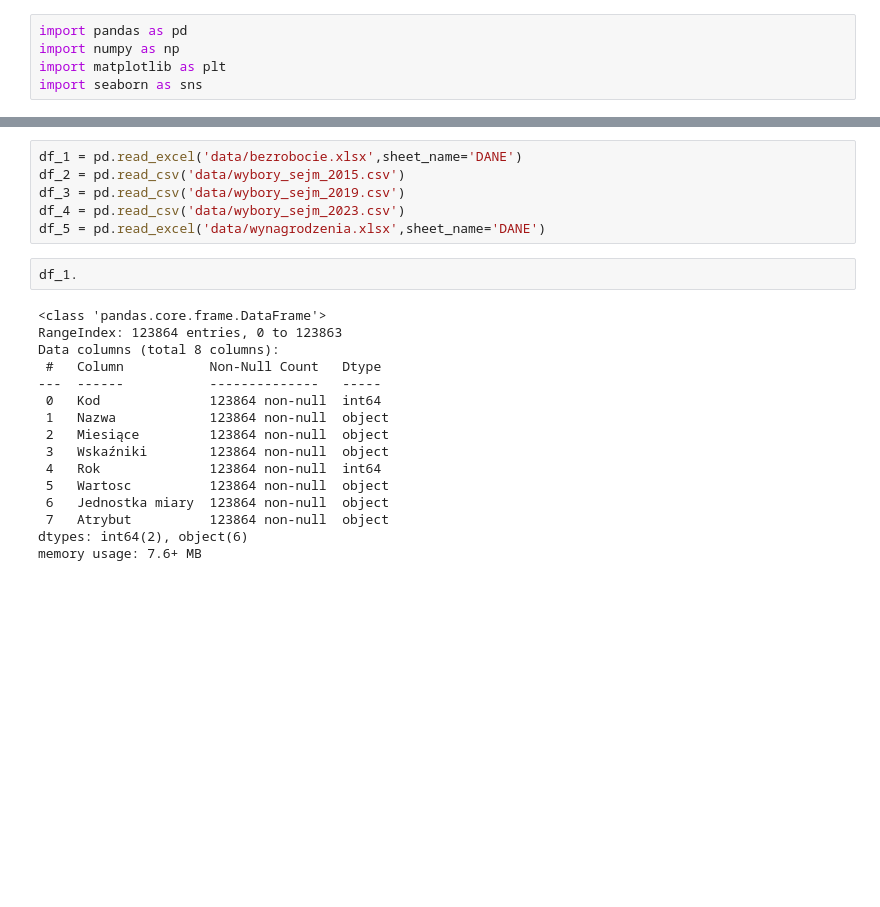
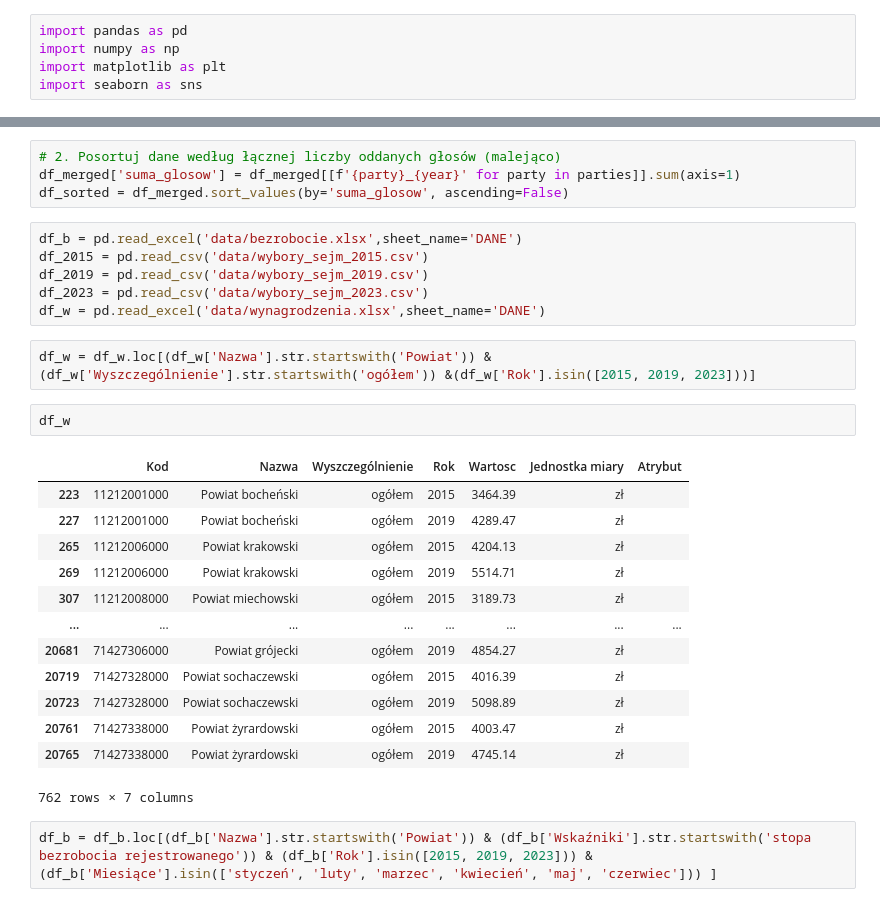
Before and after one commit to witkowskikarol/pyth_pr1, a Jupyter notebook: p1_checkdata.ipynb, the cells around one changed output, grey strips where cells are left out. Drawn from its saved outputs; the diff is of its cells as text; blank space fills up the shorter version.

```diff
--- a/p1_checkdata.ipynb
+++ b/p1_checkdata.ipynb
@@ -9,24 +78,30 @@ import seaborn as sns
+# %%
+# 2. Posortuj dane według łącznej liczby oddanych głosów (malejąco)
+df_merged['suma_glosow'] = df_merged[[f'{party}_{year}' for party in parties]].sum(axis=1)
+df_sorted = df_merged.sort_values(by='suma_glosow', ascending=False)
 # %%
-df_1 = pd.read_excel('data/bezrobocie.xlsx',sheet_name='DANE')
-df_2 = pd.read_csv('data/wybory_sejm_2015.csv')
-df_3 = pd.read_csv('data/wybory_sejm_2019.csv')
-df_4 = pd.read_csv('data/wybory_sejm_2023.csv')
-df_5 = pd.read_excel('data/wynagrodzenia.xlsx',sheet_name='DANE')
+df_b = pd.read_excel('data/bezrobocie.xlsx',sheet_name='DANE')
+df_2015 = pd.read_csv('data/wybory_sejm_2015.csv')
+df_2019 = pd.read_csv('data/wybory_sejm_2019.csv')
+df_2023 = pd.read_csv('data/wybory_sejm_2023.csv')
+df_w = pd.read_excel('data/wynagrodzenia.xlsx',sheet_name='DANE')
-# %%
-df_1.
-# %% [output]
-<class 'pandas.core.frame.DataFrame'>
-RangeIndex: 123864 entries, 0 to 123863
-Data columns (total 8 columns):
- #   Column           Non-Null Count   Dtype
----  ------           --------------   -----
- 0   Kod              123864 non-null  int64
- 1   Nazwa            123864 non-null  object
- 2   Miesiące         123864 non-null  object
- 3   Wskaźniki        123864 non-null  object
- 4   Rok              123864 non-null  int64
- 5   Wartosc          123864 non-null  object
- 6   Jednostka miary  123864 non-null  object
- 7   Atrybut          123864 non-null  object
-dtypes: int64(2), object(6)
-memory usage: 7.6+ MB
+# %%
+df_w = df_w.loc[(df_w['Nazwa'].str.startswith('Powiat')) & (df_w['Wyszczególnienie'].str.startswith('ogółem')) &(df_w['Rok'].isin([2015, 2019, 2023]))]
+# %%
+df_w
+# %% [output]
+|  | Kod | Nazwa | Wyszczególnienie | Rok | Wartosc | Jednostka miary | Atrybut |
+| 223 | 11212001000 | Powiat bocheński | ogółem | 2015 | 3464.39 | zł |  |
+| 227 | 11212001000 | Powiat bocheński | ogółem | 2019 | 4289.47 | zł |  |
+| 265 | 11212006000 | Powiat krakowski | ogółem | 2015 | 4204.13 | zł |  |
+| 269 | 11212006000 | Powiat krakowski | ogółem | 2019 | 5514.71 | zł |  |
+| 307 | 11212008000 | Powiat miechowski | ogółem | 2015 | 3189.73 | zł |  |
+| ... | ... | ... | ... | ... | ... | ... | ... |
+| 20681 | 71427306000 | Powiat grójecki | ogółem | 2019 | 4854.27 | zł |  |
+| 20719 | 71427328000 | Powiat sochaczewski | ogółem | 2015 | 4016.39 | zł |  |
+| 20723 | 71427328000 | Powiat sochaczewski | ogółem | 2019 | 5098.89 | zł |  |
+| 20761 | 71427338000 | Powiat żyrardowski | ogółem | 2015 | 4003.47 | zł |  |
+| 20765 | 71427338000 | Powiat żyrardowski | ogółem | 2019 | 4745.14 | zł |  |
+762 rows × 7 columns
+# %%
+df_b = df_b.loc[(df_b['Nazwa'].str.startswith('Powiat')) & (df_b['Wskaźniki'].str.startswith('stopa bezrobocia rejestrowanego')) & (df_b['Rok'].isin([2015, 2019, 2023])) & (df_b['Miesiące'].isin(['styczeń', 'luty', 'marzec', 'kwiecień', 'maj', 'czerwiec'])) ]
```
Also changed, not shown: parts of 14 cells of this notebook.
